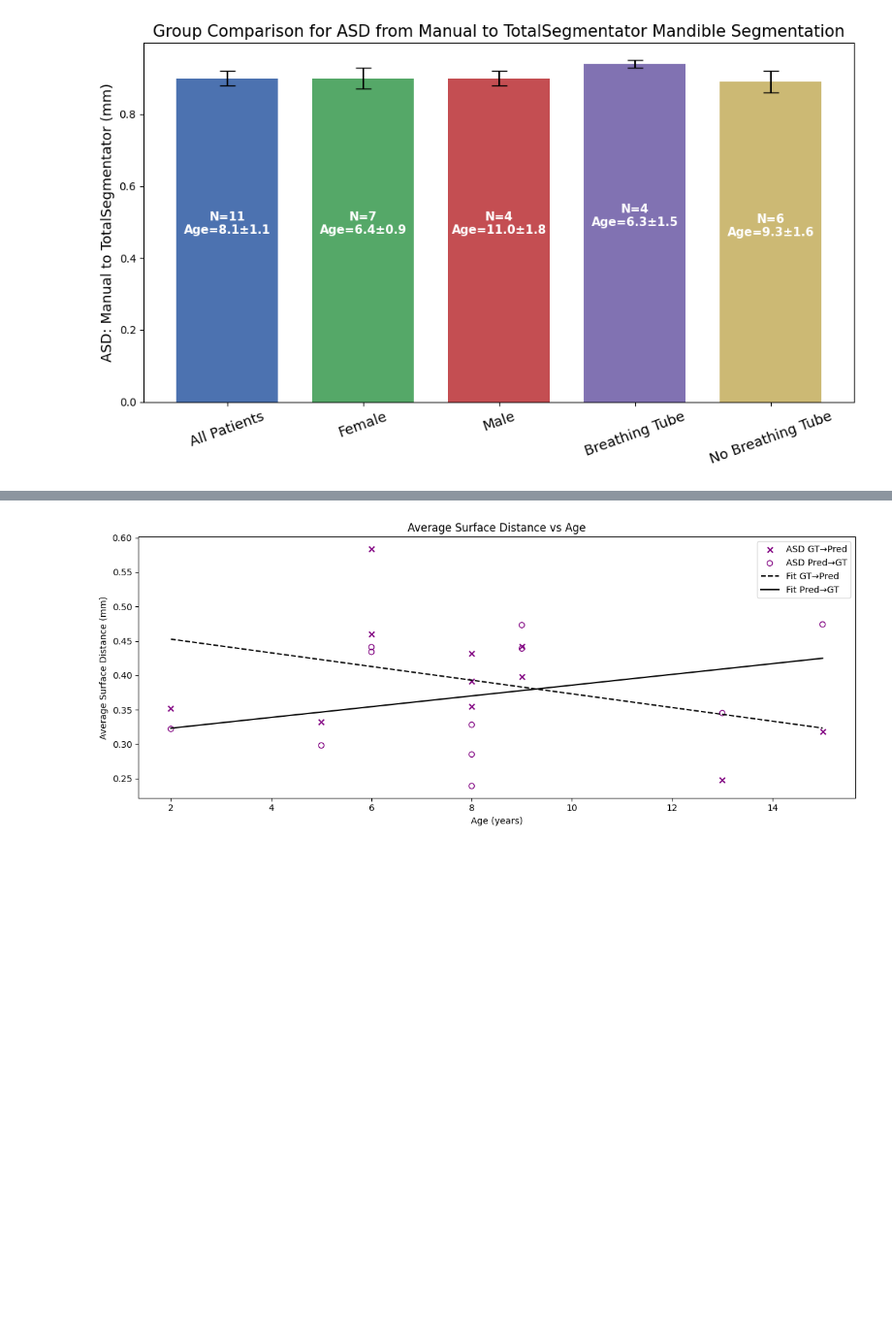
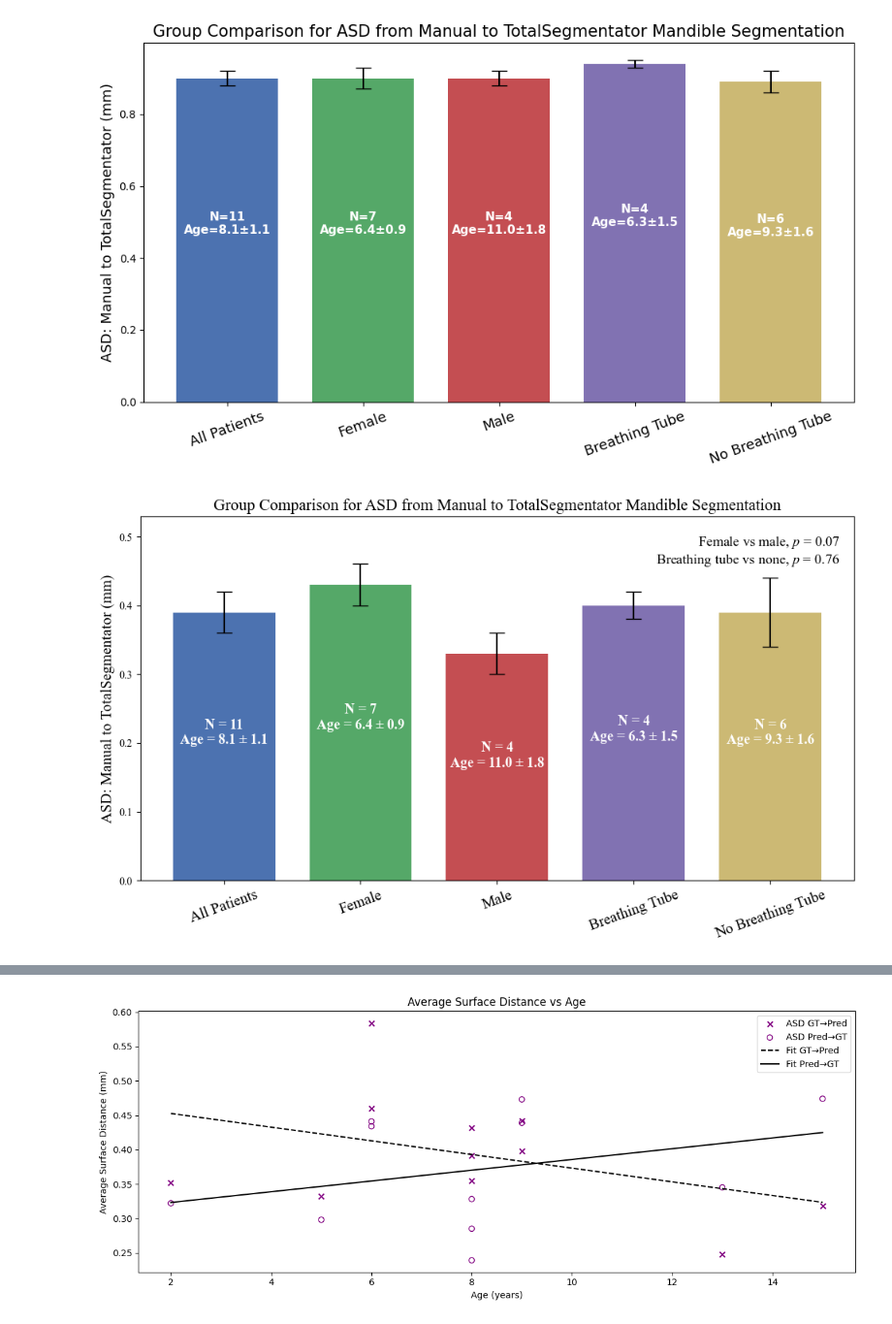
Before and after one commit to abbycrowther/Modelling_Facial_Deformation, a Jupyter notebook: Code/Total_Segmentator/rhabdo_data_work/display_metrics.ipynb, the cells around one changed output, grey strips where cells are left out. Shown at 97% size. Cells and saved outputs as stored; diff of their text form; code cells hidden in the pictures; blank space fills up the shorter version.

```diff
--- a/Code/Total_Segmentator/rhabdo_data_work/display_metrics.ipynb
+++ b/Code/Total_Segmentator/rhabdo_data_work/display_metrics.ipynb
@@ -359,6 +359,79 @@ for metric_name, data in metrics.items():
 [figure]
 [figure]
 [figure]
+# %%
+import numpy as np
+import matplotlib.pyplot as plt
+from matplotlib.patches import Patch
+from matplotlib.legend_handler import HandlerTuple
+plt.rcParams["mathtext.fontset"] = "custom"
+plt.rcParams["mathtext.rm"] = "Times New Roman"
+plt.rcParams["mathtext.it"] = "Times New Roman:italic"
+plt.rcParams["mathtext.bf"] = "Times New Roman:bold"
+
+
+groups = ["All Patients", "Female", "Male", "Breathing Tube", "No Breathing Tube"]
+
+N_values = [11, 7, 4, 4, 6]
+Age_means = [8.1, 6.4, 11.0, 6.3, 9.3]
+Age_sems  = [1.1, 0.9, 1.8, 1.5, 1.6]
+
+metrics = {
+    "Average Surface Distance (GT→Pred) (mm)": {
+        "mean": [0.39, 0.43, 0.33, 0.40, 0.39],
+        "sem":  [0.03, 0.03, 0.03, 0.02, 0.05]
+    }
+}
+
+bar_colors = ["#4C72B0", "#55A868", "#C44E52", "#8172B2", "#CCB974"]
+
+def plot_metric(metric_label, means, sems):
+    x = np.arange(len(groups))
+
+    width = 0.75
+
+    fig, ax = plt.subplots(figsize=(10, 6))
+
+    bars = ax.bar(x, means, yerr=sems, capsize=7, width=width, color=bar_colors)
+
+    ax.set_ylabel('ASD: Manual to TotalSegmentator (mm)', fontsize=14)
+    ax.set_xticks(x)
+    ax.set_xticklabels(groups, rotation=20, ha="center", fontsize=14)
+    ax.set_title(f"Group Comparison for ASD from Manual to TotalSegmentator Mandible Segmentation", fontsize=15)
+
+    ax.grid(False)
+
+    ax.text(
+        0.98, 0.95,
+        "Female vs male, $p$ = 0.07\nBreathing tube vs none, $p$ = 0.76",
+        transform=ax.transAxes,
+        fontsize=13,
+        va='top',
+        ha='right',
+        bbox=dict(facecolor='white', edgecolor='none', alpha=0.8)
+    )
+
+    for i, bar in enumerate(bars):
+        height = bar.get_height()
+        ax.text(
+            bar.get_x() + bar.get_width()/2,
+            height * 0.55,
+            f"N = {N_values[i]}\nAge = {Age_means[i]:.1f} ± {Age_sems[i]:.1f}",
+            ha='center', va='center', color='white', fontsize=13, weight='bold'
+        )
+
+    y_max = max(np.array(means) + np.array(sems))
+    ax.set_ylim(0, y_max * 1.15)
+
+
+    plt.tight_layout()
+    plt.show()
+
+
+for metric_name, data in metrics.items():
+    plot_metric(metric_name, data["mean"], data["sem"])
+# %% [output]
+[figure, added]
 # %%
 import pandas as pd
 import numpy as np
```
Also changed, not shown: parts of 1 cell of this notebook, 1 other file.
